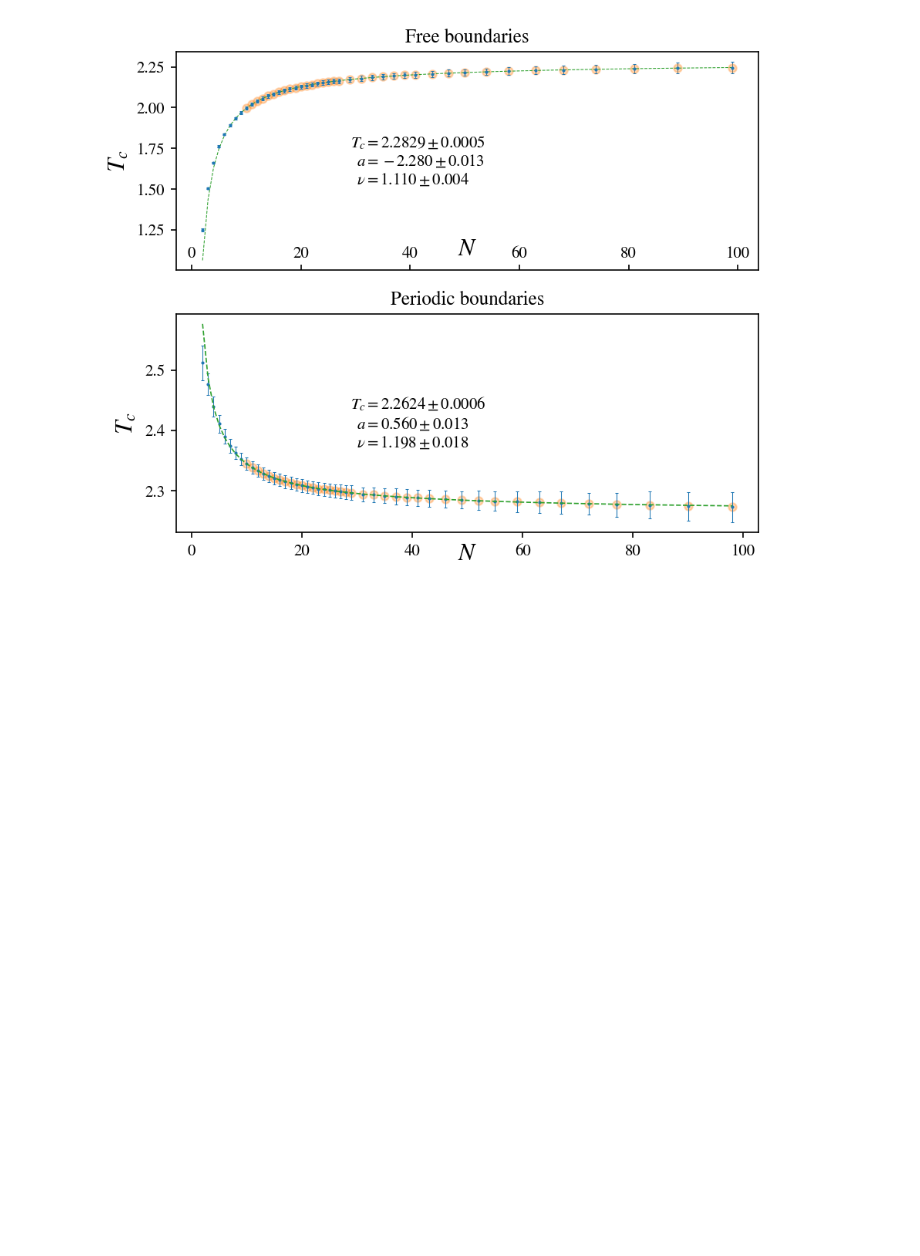
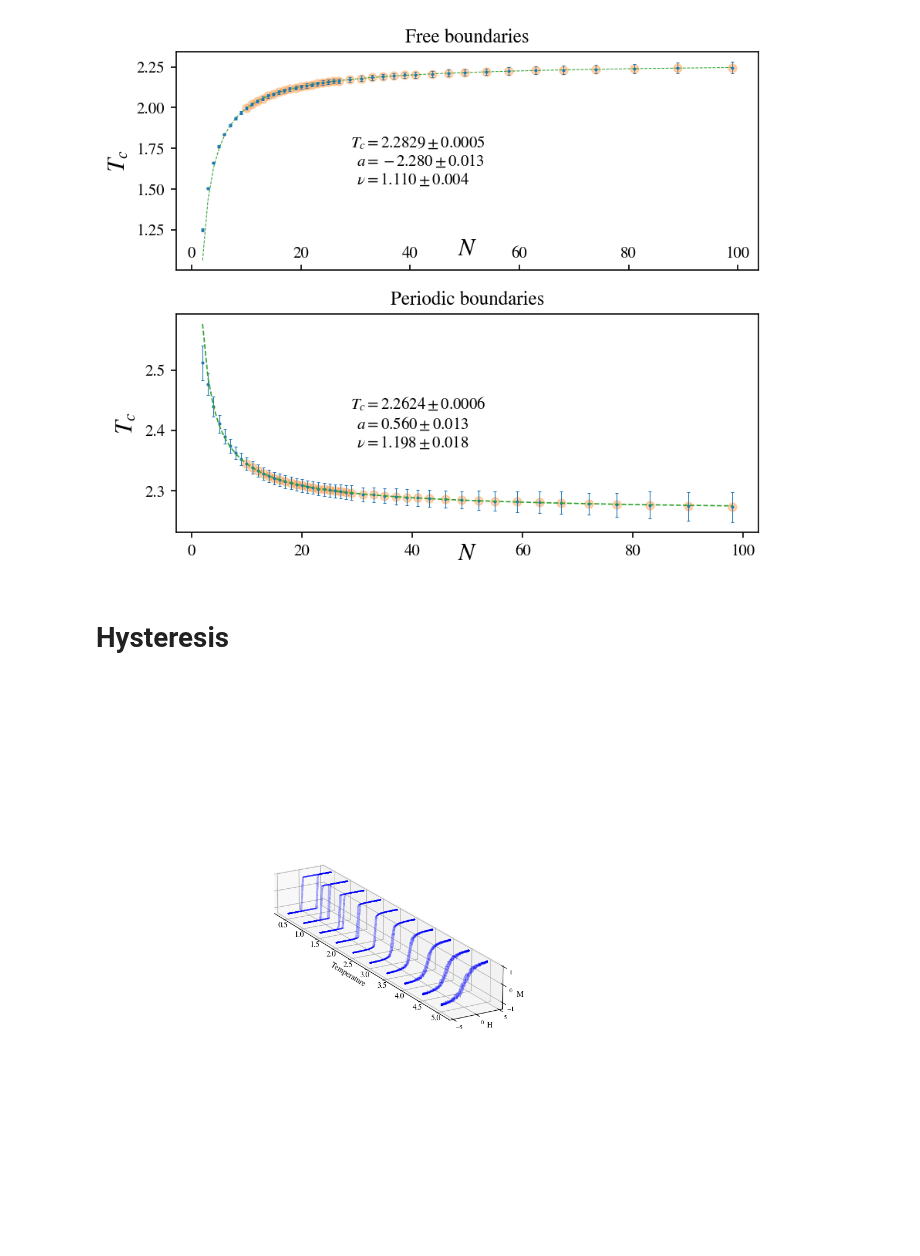
Before and after one commit to ashmat98/ising-model, a Jupyter notebook: python/Results.ipynb, the cells around one changed output. Drawn from its saved outputs; the diff is of its cells as text; code cells hidden in the pictures; blank space fills up the shorter version.

```diff
--- a/python/Results.ipynb
+++ b/python/Results.ipynb
@@ -17,7 +17,7 @@ from tqdm.notebook import tqdm
 TTc = 2/np.log(1+np.sqrt(2))
 # %%
 plt.rcParams["figure.facecolor"] = "white"
-plt.rcParams["figure.dpi"] = 100
+plt.rcParams["figure.dpi"] = 200
 plt.rcParams["figure.figsize"] = [6,4]
 prop_cycle = plt.rcParams['axes.prop_cycle']
 COLORS = prop_cycle.by_key()['color']
@@ -259,3 +250,55 @@ plt.text(0.3, 0.5, f'$T_c={Tc:0.4f}\pm{Tc_err:0.4f}$\n$\;\;a={a:0.3f}\pm{a_err:0
 plt.savefig("figs/heatcapacity.pdf")
 # %% [output]
 [figure]
+# %% [markdown]
+# Hysteresis
+# %%
+with open("dumps/hysteresis.pkl", "rb") as f:
+    results_ma = pickle.load( f)
+# %%
+from mpl_toolkits.mplot3d import Axes3D
+from matplotlib import cm
+
+fig = plt.figure(figsize=(13,13), dpi=100)
+ax = fig.add_subplot(111, projection='3d')
+
+cmap = cm.get_cmap("jet")
+
+xticks = []
+for T, STEPS, Ms, Hs in tqdm(results_ma[::2]):
+    plt.plot(np.ones_like(Hs)*T, Hs, Ms, lw=1, alpha=0.3, c="b")
+    plt.plot(np.ones_like(Hs)*T, Hs, Ms, marker=".", lw=0,ms=0.2, c="b")
+
+    xticks.append(T)
+
+ax.set_xticks(xticks)
+ax.yaxis.set_tick_params(labelsize=8)
+ax.zaxis.set_tick_params(labelsize=8)
+ax.set_yticks([-5,0,5])
+ax.set_zticks([-1,0,1])
+
+# ax.set_xticks([-1, 0,1] )
+ax.set_xlabel('Temperature', labelpad=50)
+ax.set_ylabel('H')
+ax.set_zlabel('M')
+
+ax.set_zlim3d(-1.3, 1)
+
+x_scale=6
+y_scale=1
+z_scale=1
+
+scale=np.diag([x_scale, y_scale, z_scale, 1.0])
+scale=scale*(1.0/scale.max())
+scale[3,3]=1.0
+def short_proj():
+    return np.dot(Axes3D.get_proj(ax), scale)
+
+ax.get_proj=short_proj
+
+
+ax.view_init(elev=20, azim=-30)
+plt.savefig("figs/hysteresis.pdf")
+plt.show()
+# %% [output]
+[figure, added]
```
Also changed, not shown: parts of 7 cells of this notebook, 9 other files.
